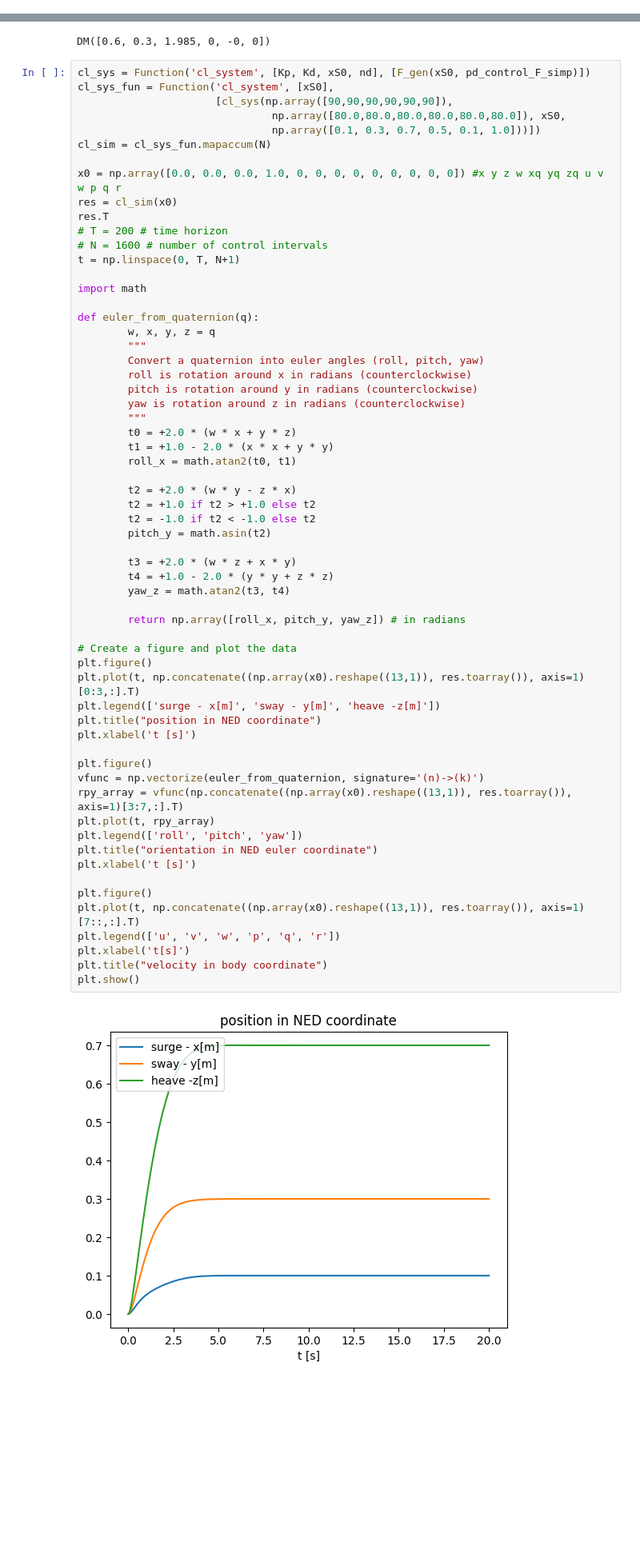
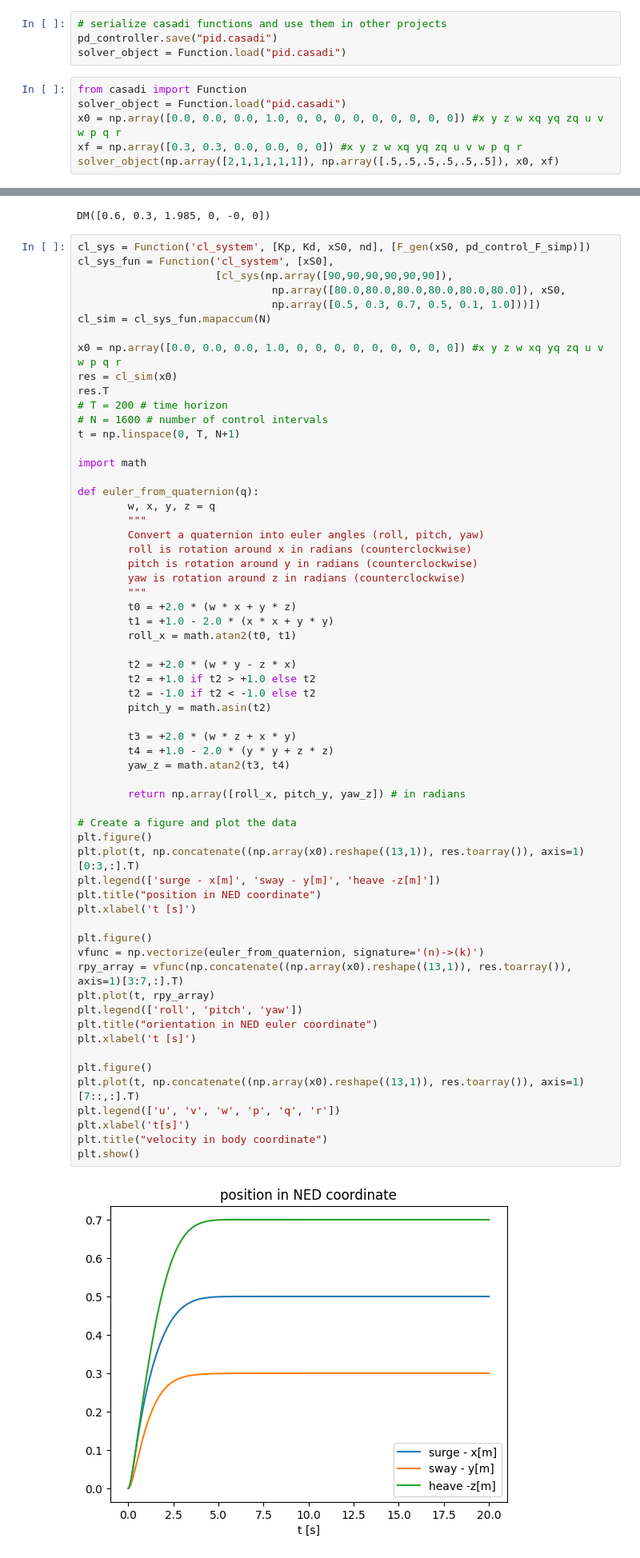
Before and after one commit to edxmorgan/diff_uv, a Jupyter notebook: usage.ipynb, the cells around one changed output, grey strips where cells are left out. Shown: that part at 80% size. Drawn from its saved outputs; the diff is of its cells as text; blank space fills up the shorter version.

```diff
--- a/usage.ipynb
+++ b/usage.ipynb
@@ -405,3 +405,13 @@ pid_control = gn + J_.T@pid
 pd_control_F = Function('pid_control', [W, B, r_g, r_b, Kp, Kd, n, x_nb, nd], [pid_control])
 pd_control_F_simp = pd_control_F(ps.W, ps.B, ps.rg, ps.rb, Kp, Kd, n_arg,  x_nb, nd)
 pd_controller = Function('pid_control_sim', [Kp, Kd, xS0, nd], [pd_control_F_simp])
+# %%
+# serialize casadi functions and use them in other projects
+pd_controller.save("pid.casadi")
+solver_object = Function.load("pid.casadi")
+# %%
+from casadi import Function
+solver_object = Function.load("pid.casadi")
+x0 = np.array([0.0, 0.0, 0.0, 1.0, 0, 0, 0, 0, 0, 0, 0, 0, 0]) #x y z w xq yq zq u v w p q r
+xf = np.array([0.3, 0.3, 0.0, 0.0, 0, 0]) #x y z w xq yq zq u v w p q r
+solver_object(np.array([2,1,1,1,1,1]), np.array([.5,.5,.5,.5,.5,.5]), x0, xf)
@@ -416,7 +428,7 @@ cl_sys = Function('cl_system', [Kp, Kd, xS0, nd], [F_gen(xS0, pd_control_F_simp)
 cl_sys_fun = Function('cl_system', [xS0],
                       [cl_sys(np.array([90,90,90,90,90,90]),
                                np.array([80.0,80.0,80.0,80.0,80.0,80.0]), xS0,
-                               np.array([0.1, 0.3, 0.7, 0.5, 0.1, 1.0]))])
+                               np.array([0.5, 0.3, 0.7, 0.5, 0.1, 1.0]))])
 cl_sim = cl_sys_fun.mapaccum(N)
 
 x0 = np.array([0.0, 0.0, 0.0, 1.0, 0, 0, 0, 0, 0, 0, 0, 0, 0]) #x y z w xq yq zq u v w p q r
@@ -446,32 +458,32 @@ def euler_from_quaternion(q):
         pitch_y = math.asin(t2)
 
         t3 = +2.0 * (w * z + x * y)
         t4 = +1.0 - 2.0 * (y * y + z * z)
         yaw_z = math.atan2(t3, t4)
 
         return np.array([roll_x, pitch_y, yaw_z]) # in radians
 
 # Create a figure and plot the data
 plt.figure()
 plt.plot(t, np.concatenate((np.array(x0).reshape((13,1)), res.toarray()), axis=1)[0:3,:].T)
 plt.legend(['surge - x[m]', 'sway - y[m]', 'heave -z[m]'])
 plt.title("position in NED coordinate")
 plt.xlabel('t [s]')
 
 plt.figure()
 vfunc = np.vectorize(euler_from_quaternion, signature='(n)->(k)')
 rpy_array = vfunc(np.concatenate((np.array(x0).reshape((13,1)), res.toarray()), axis=1)[3:7,:].T)
 plt.plot(t, rpy_array)
 plt.legend(['roll', 'pitch', 'yaw'])
 plt.title("orientation in NED euler coordinate")
 plt.xlabel('t [s]')
 
 plt.figure()
 plt.plot(t, np.concatenate((np.array(x0).reshape((13,1)), res.toarray()), axis=1)[7::,:].T)
 plt.legend(['u', 'v', 'w', 'p', 'q', 'r'])
 plt.xlabel('t[s]')
 plt.title("velocity in body coordinate")
 plt.show()
 # %% [output]
-[figure, old version]
+[figure, new version]
 [figure]
```
Also changed, not shown: parts of 3 cells of this notebook, 1 other file.
